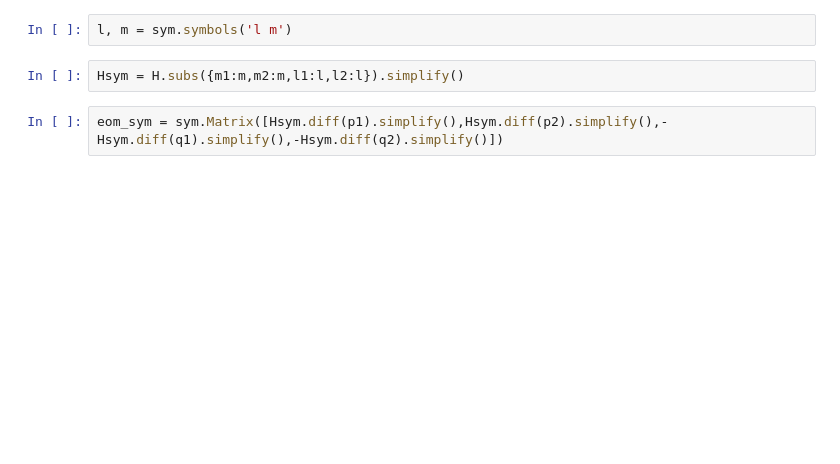
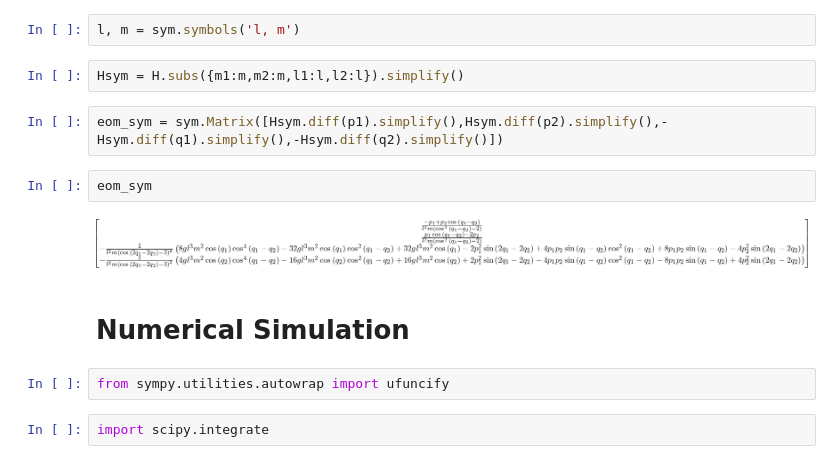
Before and after one commit to projectbutterflyEffect/analysis-double-pendulum, a Jupyter notebook: notebooks/Dynamics.ipynb, the cells around one changed output. Drawn from its saved outputs; the diff is of its cells as text; blank space fills up the shorter version.

```diff
--- a/notebooks/Dynamics.ipynb
+++ b/notebooks/Dynamics.ipynb
@@ -171,8 +173,18 @@ eom = sym.Matrix([dq1dt,dq2dt,dp1dt,dp2dt])
 # %% [markdown]
 ## Symmetric pendulum
 # %%
-l, m = sym.symbols('l m')
+l, m = sym.symbols('l, m')
 # %%
 Hsym = H.subs({m1:m,m2:m,l1:l,l2:l}).simplify()
 # %%
 eom_sym = sym.Matrix([Hsym.diff(p1).simplify(),Hsym.diff(p2).simplify(),-Hsym.diff(q1).simplify(),-Hsym.diff(q2).simplify()])
+# %%
+eom_sym
+# %% [output]
+[figure, added]
+# %% [markdown]
+# Numerical Simulation
+# %%
+from sympy.utilities.autowrap import ufuncify
+# %%
+import scipy.integrate
```
Also changed, not shown: parts of 8 cells of this notebook.
